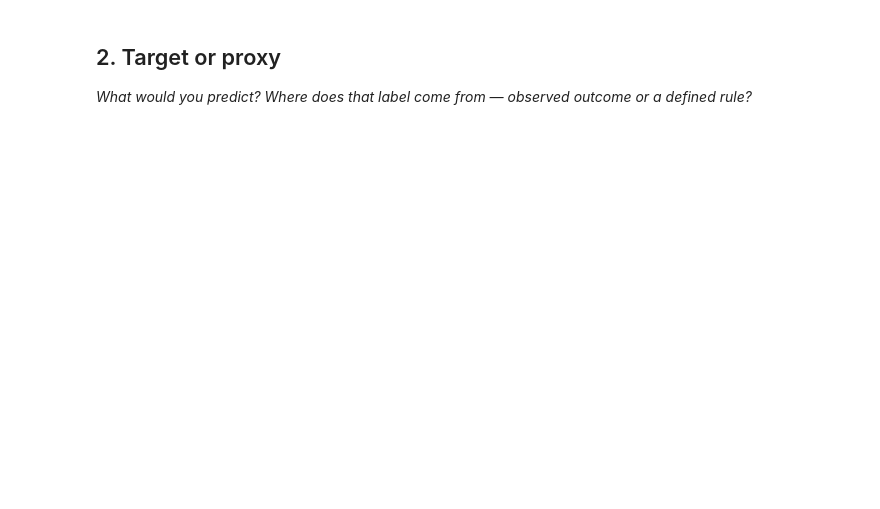
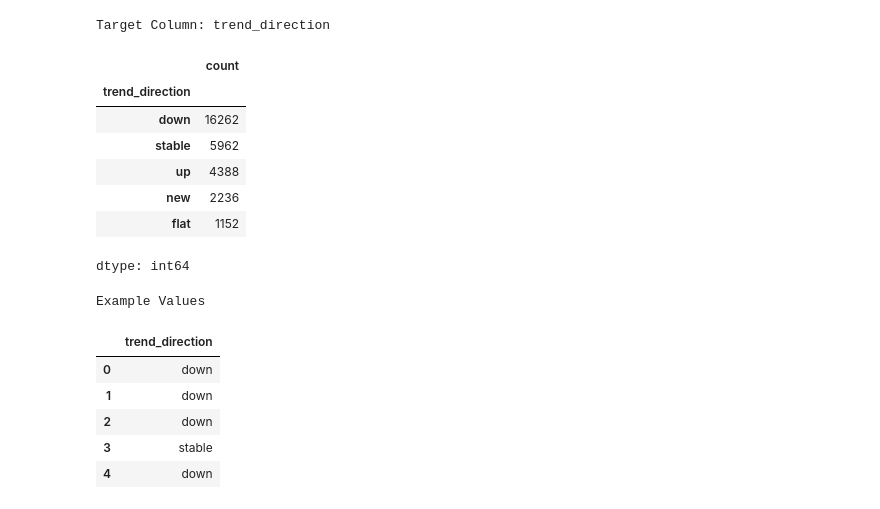
Before and after one commit to Epinnn14/Flyrank-ML-Intern, a Jupyter notebook: work/notebooks/w02_ml_task_framing.ipynb, the cells around one changed output. Saved outputs shown, nothing was run; the diff lists cells and outputs as text; code cells hidden in the pictures; blank space fills up the shorter version.

```diff
--- a/work/notebooks/w02_ml_task_framing.ipynb
+++ b/work/notebooks/w02_ml_task_framing.ipynb
@@ -13,7 +113,30 @@ This skeleton is yours to fill. Work the sections **in order** — each one has
 # %%
 # This cell is for CODE (numbers, a query, a check).
 # Write your text answer in the cell ABOVE this one — typing sentences here breaks Run All.
+
+target = "trend_direction"
+
+print("Target Column:", target)
+print()
+
+display(df[target].value_counts(dropna=False))
+
+print("\nExample Values")
+display(df[[target]].head())
+# %% [output]
+Target Column: trend_direction
+|  | count |
+| trend_direction |  |
+| down | 16262 |
+| stable | 5962 |
+| up | 4388 |
+| new | 2236 |
+| flat | 1152 |
+dtype: int64
+Example Values
+|  | trend_direction |
+| 0 | down |
+| 1 | down |
+| 2 | down |
+| 3 | stable |
+| 4 | down |
-# %% [markdown]
-## 2. Target or proxy
-
-*What would you predict? Where does that label come from — observed outcome or a defined rule?*
```
Also changed, not shown: parts of 19 cells of this notebook.
